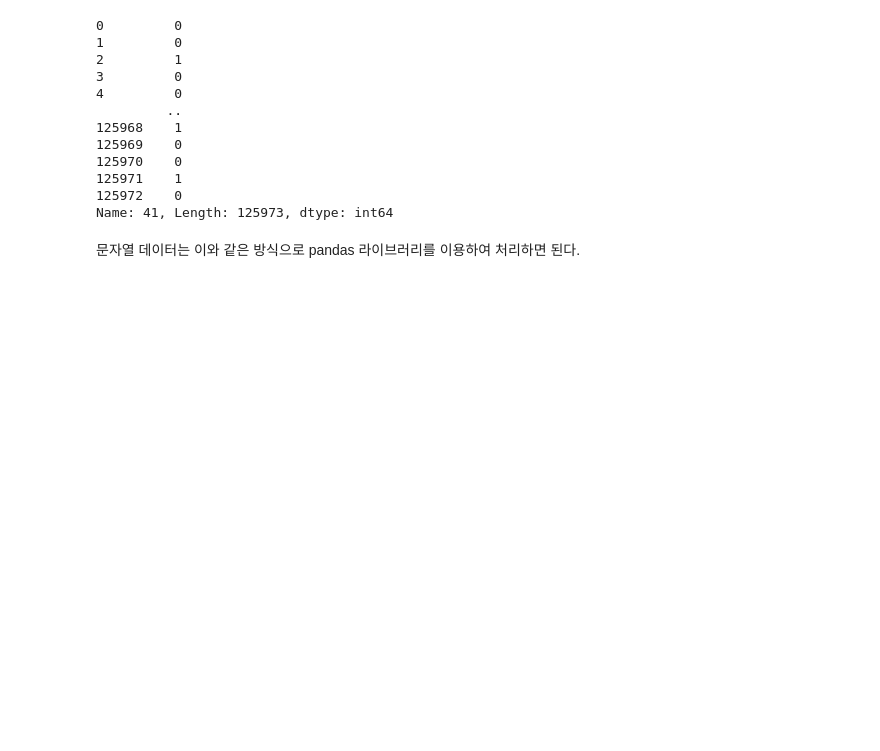
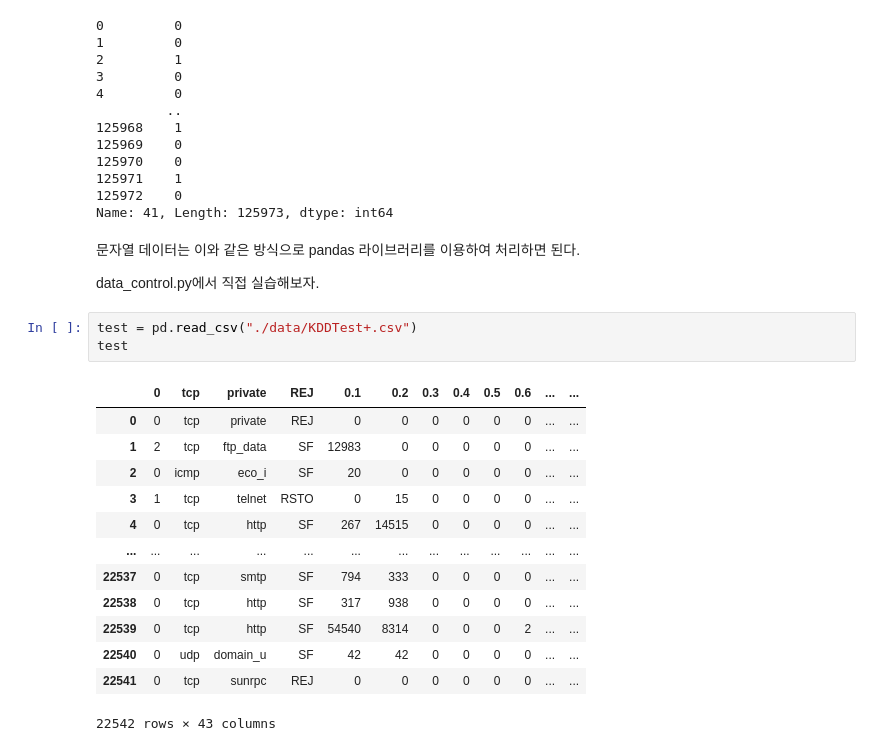
Before and after one commit to ha5804/Machine_learning, a Jupyter notebook: attack_detect/ch_1_data.ipynb, the cells around one changed output. Cells and saved outputs as stored; diff of their text form; blank space fills up the shorter version.

Commit message:
debug test data

```diff
--- a/attack_detect/ch_1_data.ipynb
+++ b/attack_detect/ch_1_data.ipynb
@@ -188,3 +188,22 @@ y
 Name: 41, Length: 125973, dtype: int64
 # %% [markdown]
 문자열 데이터는 이와 같은 방식으로 pandas 라이브러리를 이용하여 처리하면 된다.
+
+data_control.py에서 직접 실습해보자.
+# %%
+test = pd.read_csv("./data/KDDTest+.csv")
+test
+# %% [output]
+|  | 0 | tcp | private | REJ | 0.1 | 0.2 | 0.3 | 0.4 | 0.5 | 0.6 | ... | ... |
+| 0 | 0 | tcp | private | REJ | 0 | 0 | 0 | 0 | 0 | 0 | ... | ... |
+| 1 | 2 | tcp | ftp_data | SF | 12983 | 0 | 0 | 0 | 0 | 0 | ... | ... |
+| 2 | 0 | icmp | eco_i | SF | 20 | 0 | 0 | 0 | 0 | 0 | ... | ... |
+| 3 | 1 | tcp | telnet | RSTO | 0 | 15 | 0 | 0 | 0 | 0 | ... | ... |
+| 4 | 0 | tcp | http | SF | 267 | 14515 | 0 | 0 | 0 | 0 | ... | ... |
+| ... | ... | ... | ... | ... | ... | ... | ... | ... | ... | ... | ... | ... |
+| 22537 | 0 | tcp | smtp | SF | 794 | 333 | 0 | 0 | 0 | 0 | ... | ... |
+| 22538 | 0 | tcp | http | SF | 317 | 938 | 0 | 0 | 0 | 0 | ... | ... |
+| 22539 | 0 | tcp | http | SF | 54540 | 8314 | 0 | 0 | 0 | 2 | ... | ... |
+| 22540 | 0 | udp | domain_u | SF | 42 | 42 | 0 | 0 | 0 | 0 | ... | ... |
+| 22541 | 0 | tcp | sunrpc | REJ | 0 | 0 | 0 | 0 | 0 | 0 | ... | ... |
+22542 rows × 43 columns
```
